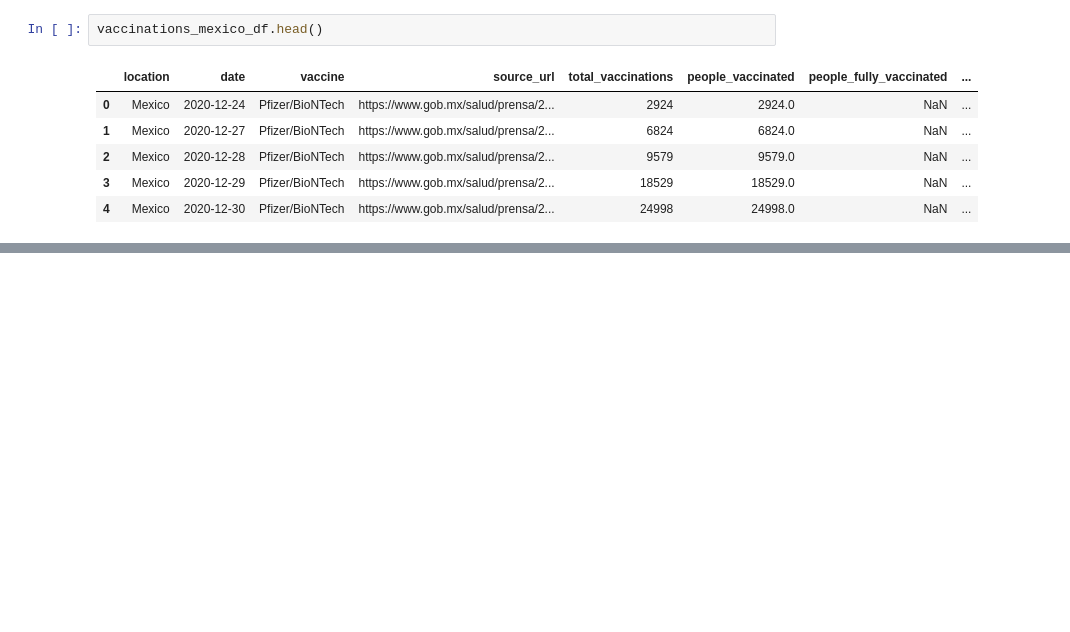
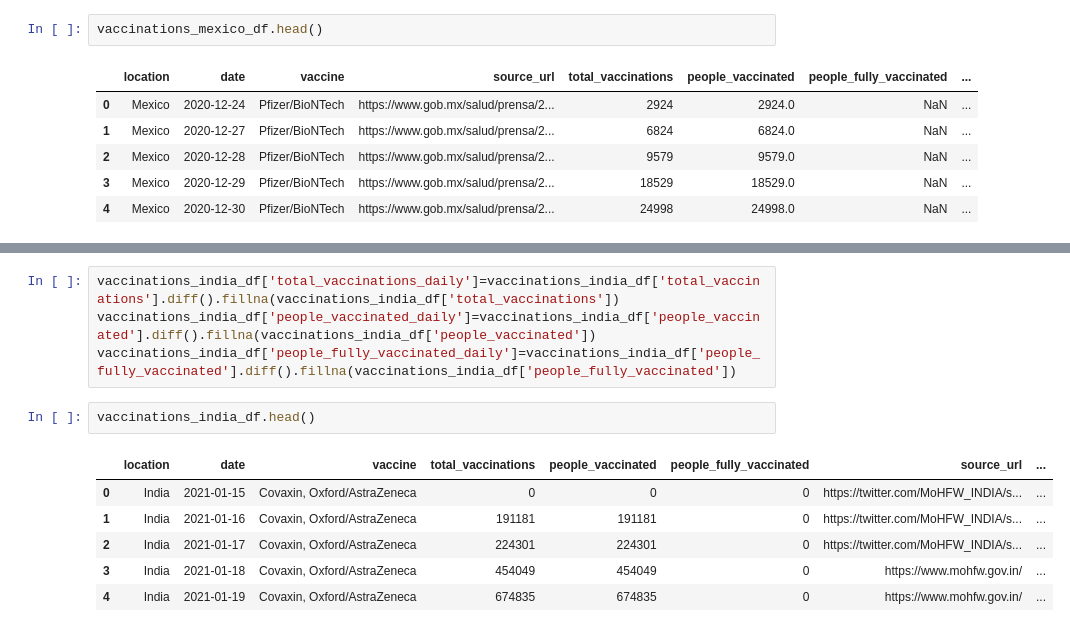
Before and after one commit to digantgarude/Covid-19-Vaccine-Rhetoric-Analysis-Based-on-Tweets, a Jupyter notebook: COVID_Count_API/covid_19_count.ipynb, the cells around one changed output, grey strips where cells are left out. Cells and saved outputs as stored; diff of their text form; blank space fills up the shorter version.

```diff
--- a/COVID_Count_API/covid_19_count.ipynb
+++ b/COVID_Count_API/covid_19_count.ipynb
@@ -124,0 +184,13 @@ vaccinations_mexico_df.head()
+# %%
+vaccinations_india_df['total_vaccinations_daily']=vaccinations_india_df['total_vaccinations'].diff().fillna(vaccinations_india_df['total_vaccinations'])
+vaccinations_india_df['people_vaccinated_daily']=vaccinations_india_df['people_vaccinated'].diff().fillna(vaccinations_india_df['people_vaccinated'])
+vaccinations_india_df['people_fully_vaccinated_daily']=vaccinations_india_df['people_fully_vaccinated'].diff().fillna(vaccinations_india_df['people_fully_vaccinated'])
+# %%
+vaccinations_india_df.head()
+# %% [output]
+|  | location | date | vaccine | total_vaccinations | people_vaccinated | people_fully_vaccinated | source_url | ... |
+| 0 | India | 2021-01-15 | Covaxin, Oxford/AstraZeneca | 0 | 0 | 0 | https://twitter.com/MoHFW_INDIA/s... | ... |
+| 1 | India | 2021-01-16 | Covaxin, Oxford/AstraZeneca | 191181 | 191181 | 0 | https://twitter.com/MoHFW_INDIA/s... | ... |
+| 2 | India | 2021-01-17 | Covaxin, Oxford/AstraZeneca | 224301 | 224301 | 0 | https://twitter.com/MoHFW_INDIA/s... | ... |
+| 3 | India | 2021-01-18 | Covaxin, Oxford/AstraZeneca | 454049 | 454049 | 0 | https://www.mohfw.gov.in/ | ... |
+| 4 | India | 2021-01-19 | Covaxin, Oxford/AstraZeneca | 674835 | 674835 | 0 | https://www.mohfw.gov.in/ | ... |
```
Also changed, not shown: parts of 9 cells of this notebook, 15 other files.
